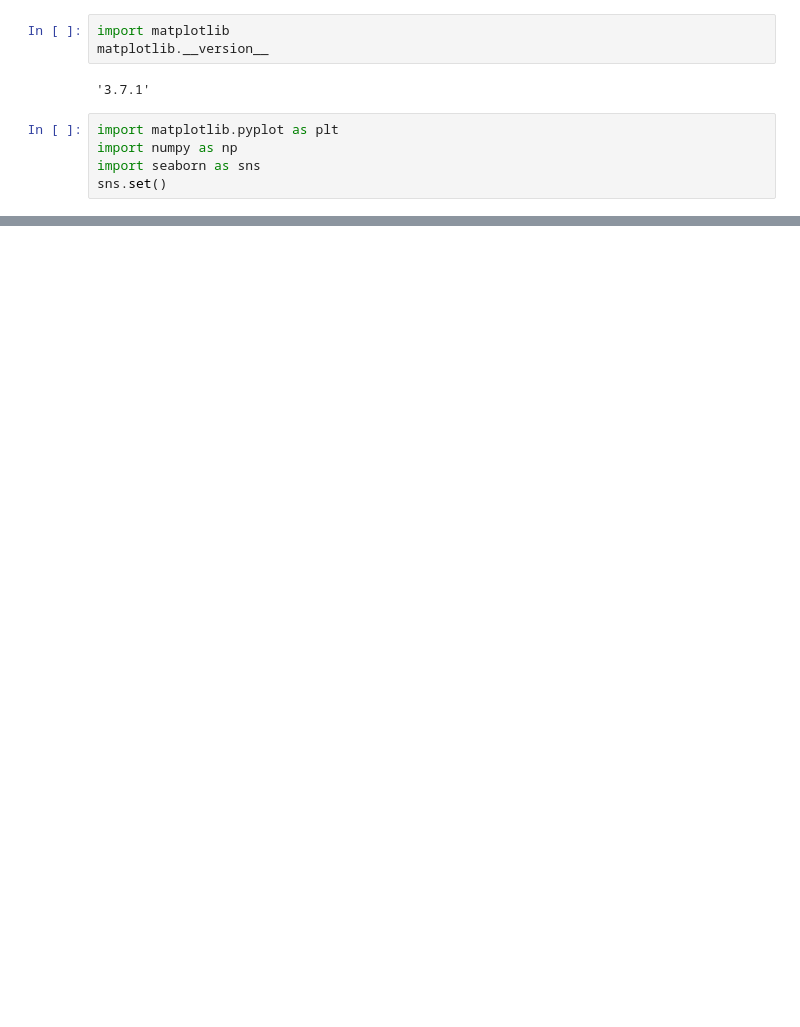
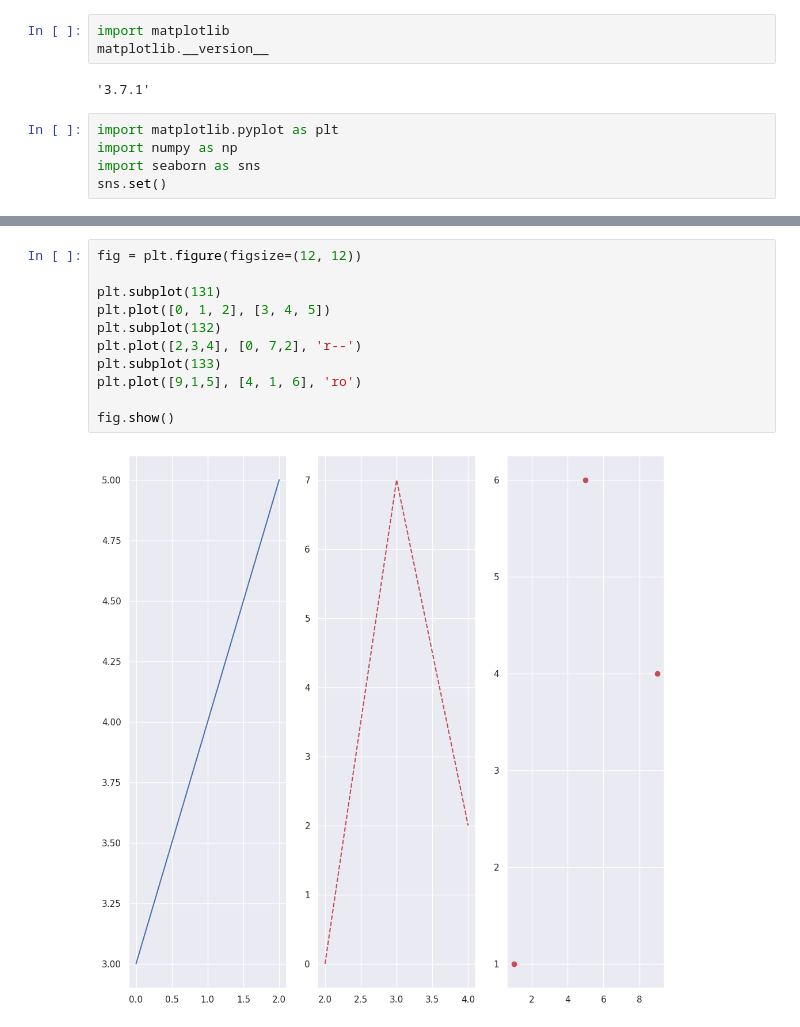
Before and after one commit to yot85/Data-Science-Bootcamp, a Jupyter notebook: 04_data_visualization/01_matplotlib_intro.ipynb, the cells around one changed output, grey strips where cells are left out. Drawn from its saved outputs; the diff is of its cells as text; blank space fills up the shorter version.

```diff
--- a/04_data_visualization/01_matplotlib_intro.ipynb
+++ b/04_data_visualization/01_matplotlib_intro.ipynb
@@ -49,0 +60,13 @@ plt.plot(x, x_cos)
+# %%
+fig = plt.figure(figsize=(12, 12))
+
+plt.subplot(131)
+plt.plot([0, 1, 2], [3, 4, 5])
+plt.subplot(132)
+plt.plot([2,3,4], [0, 7,2], 'r--')
+plt.subplot(133)
+plt.plot([9,1,5], [4, 1, 6], 'ro')
+
+fig.show()
+# %% [output]
+[figure, added]
```
Also changed, not shown: parts of 7 cells of this notebook.
